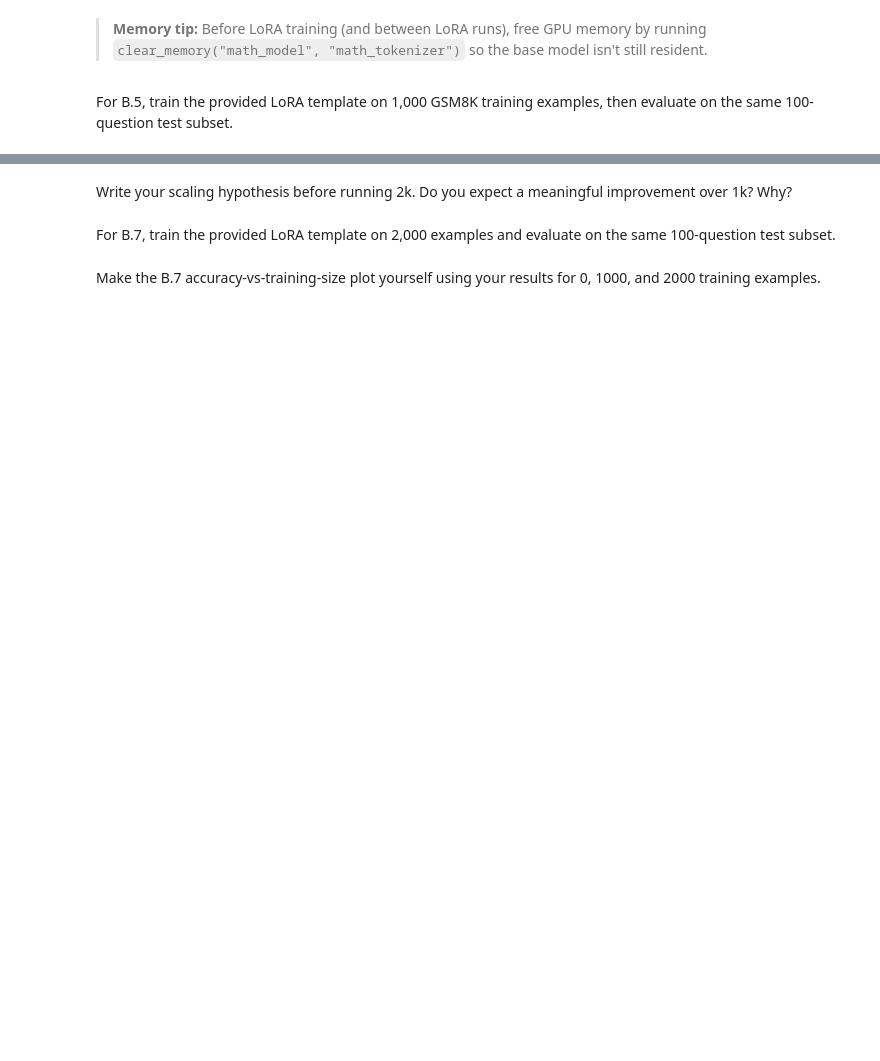
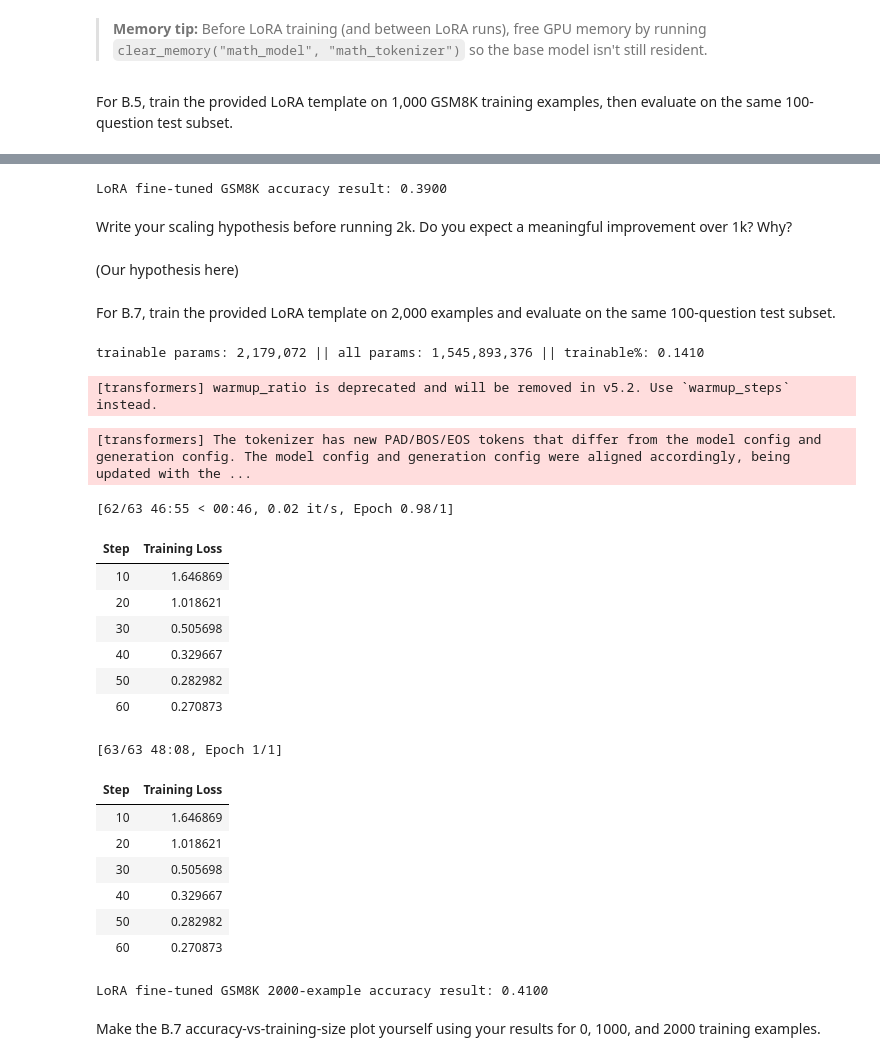
Before and after one commit to sonirohan/intro-ml, a Jupyter notebook: final_project/project_notebook.ipynb, the cells around one changed output, grey strips where cells are left out. Saved outputs shown, nothing was run; the diff lists cells and outputs as text; code cells hidden in the pictures; blank space fills up the shorter version.

```diff
--- a/final_project/project_notebook.ipynb
+++ b/final_project/project_notebook.ipynb
@@ -1106,2 +1143,9 @@ For B.5, train the provided LoRA template on 1,000 GSM8K training examples, then
+# %%
+gsm_lora_results = evaluate_gsm8k(lora_model, lora_tokenizer, gsm8k_test_100, system_prompt=SYSTEM_PROMPT, batch_size=16, output_name="gsm_lora_1000.json")
+
+print(f"LoRA fine-tuned GSM8K accuracy result: {gsm_lora_results['accuracy']:.4f}")
+train_1000_examples_accuracy = gsm_lora_results['accuracy']
+# %% [output]
+LoRA fine-tuned GSM8K accuracy result: 0.3900
 # %% [markdown]
 Write your scaling hypothesis before running 2k. Do you expect a meaningful improvement over 1k? Why?
@@ -1108,2 +1156,4 @@ Write your scaling hypothesis before running 2k. Do you expect a meaningful impr
+# %% [markdown]
+(Our hypothesis here)
 # %% [markdown]
 For B.7, train the provided LoRA template on 2,000 examples and evaluate on the same 100-question test subset.
@@ -1109,0 +1162,32 @@ For B.7, train the provided LoRA template on 2,000 examples and evaluate on the
+# %%
+# Part B.7
+
+# training LoRA template on 2000 GSM8K training examples and evaluate on same 100-question subset
+lora_adapter_path_2000 = train_lora_sft(2000, OUTPUT_DIR / "gsm_lora_2000")
+lora_model_2000, lora_tokenizer_2000 = load_math_model(lora_path=lora_adapter_path_2000)
+# %% [output]
+trainable params: 2,179,072 || all params: 1,545,893,376 || trainable%: 0.1410
+[transformers] warmup_ratio is deprecated and will be removed in v5.2. Use `warmup_steps` instead.
+[transformers] The tokenizer has new PAD/BOS/EOS tokens that differ from the model config and generation config. The model config and generation config were aligned accordingly, being updated with the ...
+[62/63 46:55 < 00:46, 0.02 it/s, Epoch 0.98/1]
+| Step | Training Loss |
+| 10 | 1.646869 |
+| 20 | 1.018621 |
+| 30 | 0.505698 |
+| 40 | 0.329667 |
+| 50 | 0.282982 |
+| 60 | 0.270873 |
+[63/63 48:08, Epoch 1/1]
+| Step | Training Loss |
+| 10 | 1.646869 |
+| 20 | 1.018621 |
+| 30 | 0.505698 |
+| 40 | 0.329667 |
+| 50 | 0.282982 |
+| 60 | 0.270873 |
+# %%
+gsm_lora_results_2000 = evaluate_gsm8k(lora_model_2000, lora_tokenizer_2000, gsm8k_test_100, system_prompt=SYSTEM_PROMPT, batch_size=16, output_name="gsm_lora_2000.json")
+print(f"LoRA fine-tuned GSM8K 2000-example accuracy result: {gsm_lora_results_2000['accuracy']:.4f}")
+train_2000_examples_accuracy = gsm_lora_results_2000['accuracy']
+# %% [output]
+LoRA fine-tuned GSM8K 2000-example accuracy result: 0.4100
```
Also changed, not shown: parts of 19 cells of this notebook.
